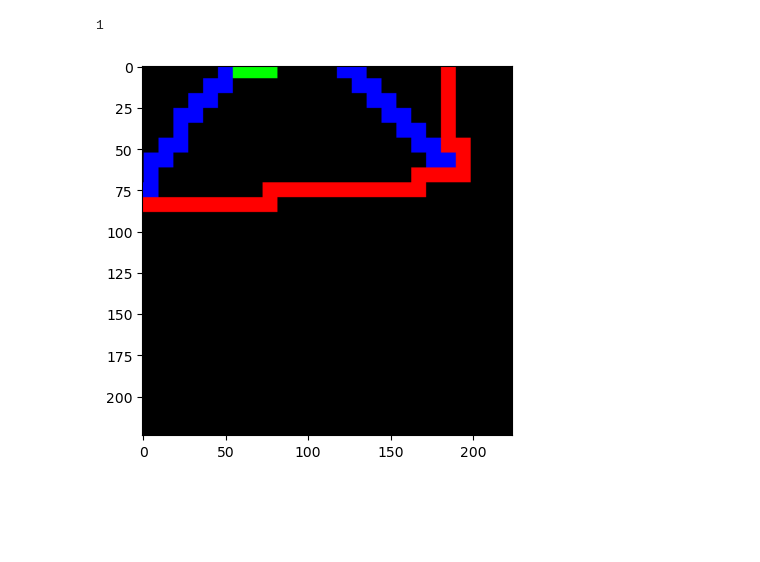
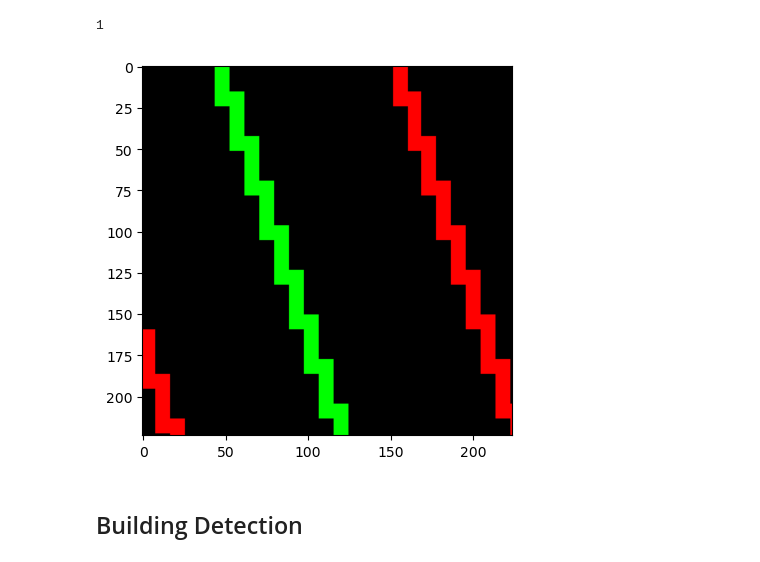
Before and after one commit to bobadams1/house_finder, a Jupyter notebook: code/04_Training_Data.ipynb, the cells around one changed output. Cells and saved outputs as stored; diff of their text form; code cells hidden in the pictures; blank space fills up the shorter version.

```diff
--- a/code/04_Training_Data.ipynb
+++ b/code/04_Training_Data.ipynb
@@ -110,6 +116,6 @@ arr_elem[0].max()
 # Colors are provided in floats ranging 0-1, converting to integer
 arr_elem = (arr_elem * 255).astype(int).astype(np.uint8)
 # %%
-plt.imshow(arr_elem[0], vmin = 0, vmax = 255);
+plt.imshow(arr_elem[1], vmin = 0, vmax = 255);
 # %% [output]
-[figure, old version]
+[figure, new version]
@@ -115,0 +124,2 @@ plt.imshow(arr_elem[0], vmin = 0, vmax = 255);
+# %% [markdown]
+## Building Detection
```
Also changed, not shown: parts of 34 cells of this notebook, 4 other files.
